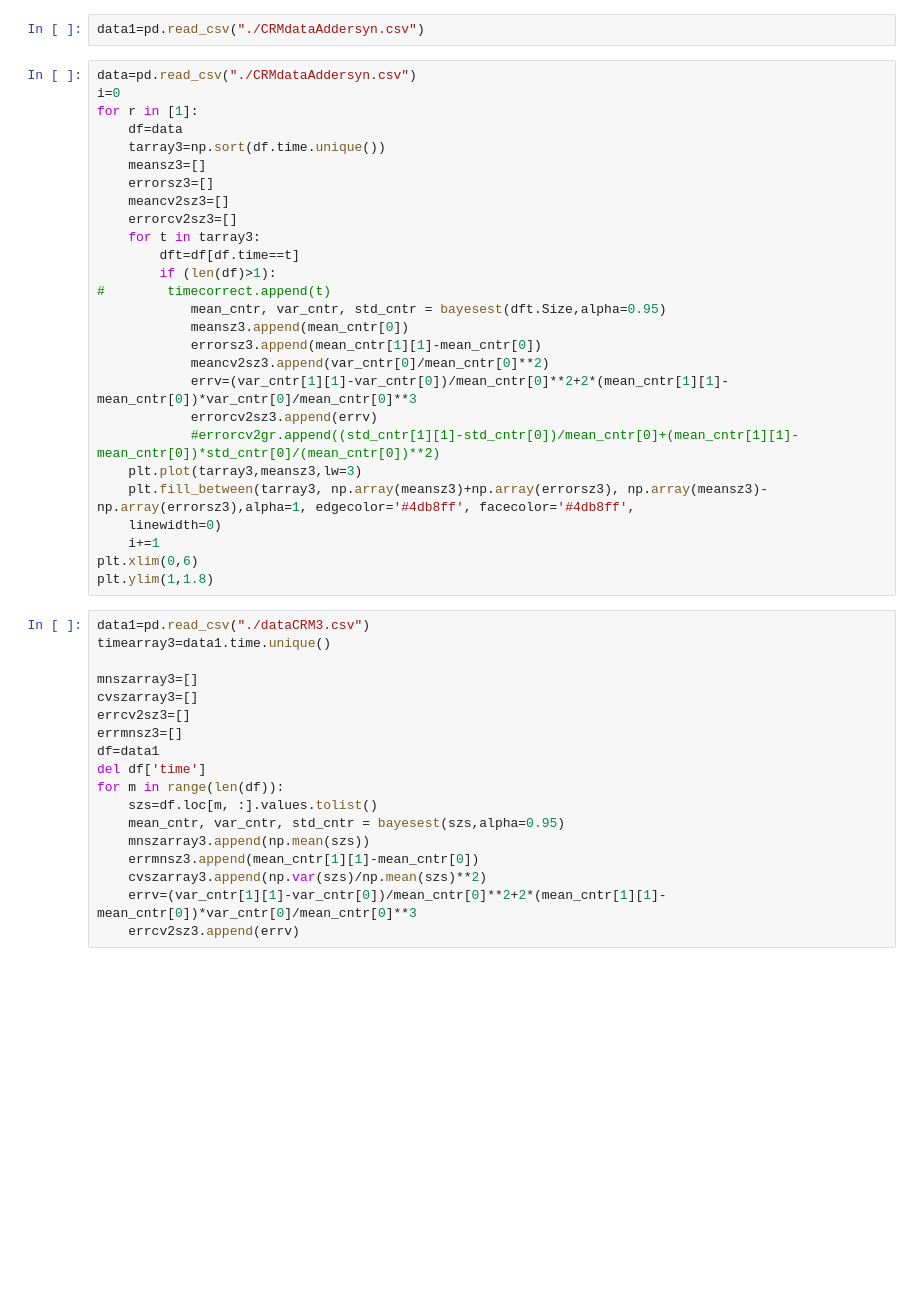
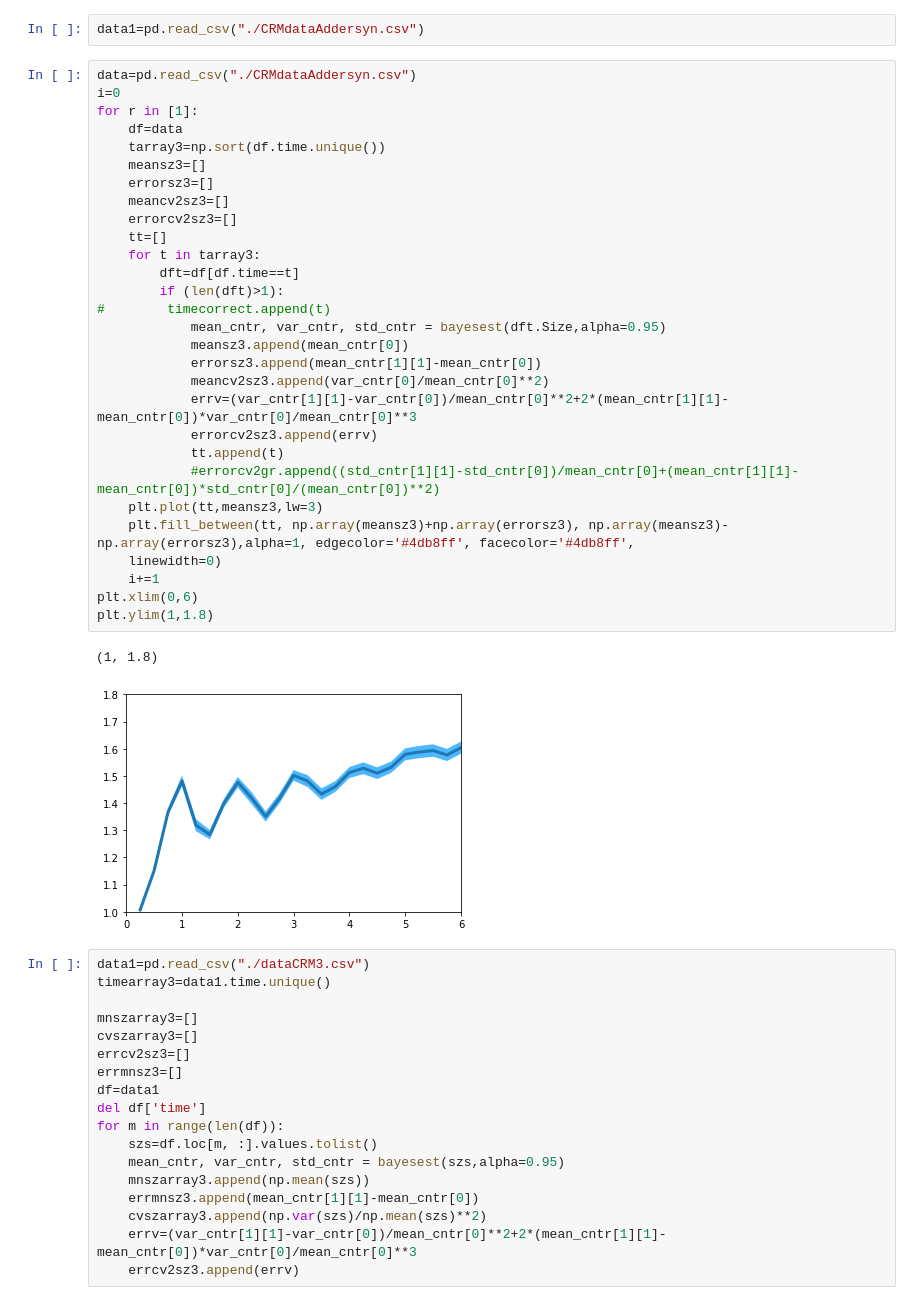
Before and after one commit to SystemsBiologyUniandes/OscillationsData, a Jupyter notebook: oscilationsdata.ipynb, the cells around one changed output. Cells and saved outputs as stored; diff of their text form; blank space fills up the shorter version.

```diff
--- a/oscilationsdata.ipynb
+++ b/oscilationsdata.ipynb
@@ -462,30 +538,35 @@ data1=pd.read_csv("./CRMdataAddersyn.csv")
 # %%
 data=pd.read_csv("./CRMdataAddersyn.csv")
 i=0
 for r in [1]:
     df=data
     tarray3=np.sort(df.time.unique())
     meansz3=[]
     errorsz3=[]
     meancv2sz3=[]
     errorcv2sz3=[]
+    tt=[]
     for t in tarray3:
         dft=df[df.time==t]
-        if (len(df)>1):
+        if (len(dft)>1):
 #        timecorrect.append(t)
             mean_cntr, var_cntr, std_cntr = bayesest(dft.Size,alpha=0.95)
             meansz3.append(mean_cntr[0])
             errorsz3.append(mean_cntr[1][1]-mean_cntr[0])
             meancv2sz3.append(var_cntr[0]/mean_cntr[0]**2)
             errv=(var_cntr[1][1]-var_cntr[0])/mean_cntr[0]**2+2*(mean_cntr[1][1]-mean_cntr[0])*var_cntr[0]/mean_cntr[0]**3
             errorcv2sz3.append(errv)
+            tt.append(t)
             #errorcv2gr.append((std_cntr[1][1]-std_cntr[0])/mean_cntr[0]+(mean_cntr[1][1]-mean_cntr[0])*std_cntr[0]/(mean_cntr[0])**2)
-    plt.plot(tarray3,meansz3,lw=3)
-    plt.fill_between(tarray3, np.array(meansz3)+np.array(errorsz3), np.array(meansz3)-np.array(errorsz3),alpha=1, edgecolor='#4db8ff', facecolor='#4db8ff',
+    plt.plot(tt,meansz3,lw=3)
+    plt.fill_between(tt, np.array(meansz3)+np.array(errorsz3), np.array(meansz3)-np.array(errorsz3),alpha=1, edgecolor='#4db8ff', facecolor='#4db8ff',
     linewidth=0)
     i+=1
 plt.xlim(0,6)
 plt.ylim(1,1.8)
+# %% [output]
+(1, 1.8)
+[figure, added]
 # %%
 data1=pd.read_csv("./dataCRM3.csv")
 timearray3=data1.time.unique()
```
Also changed, not shown: parts of 39 cells of this notebook, 1 other file.
